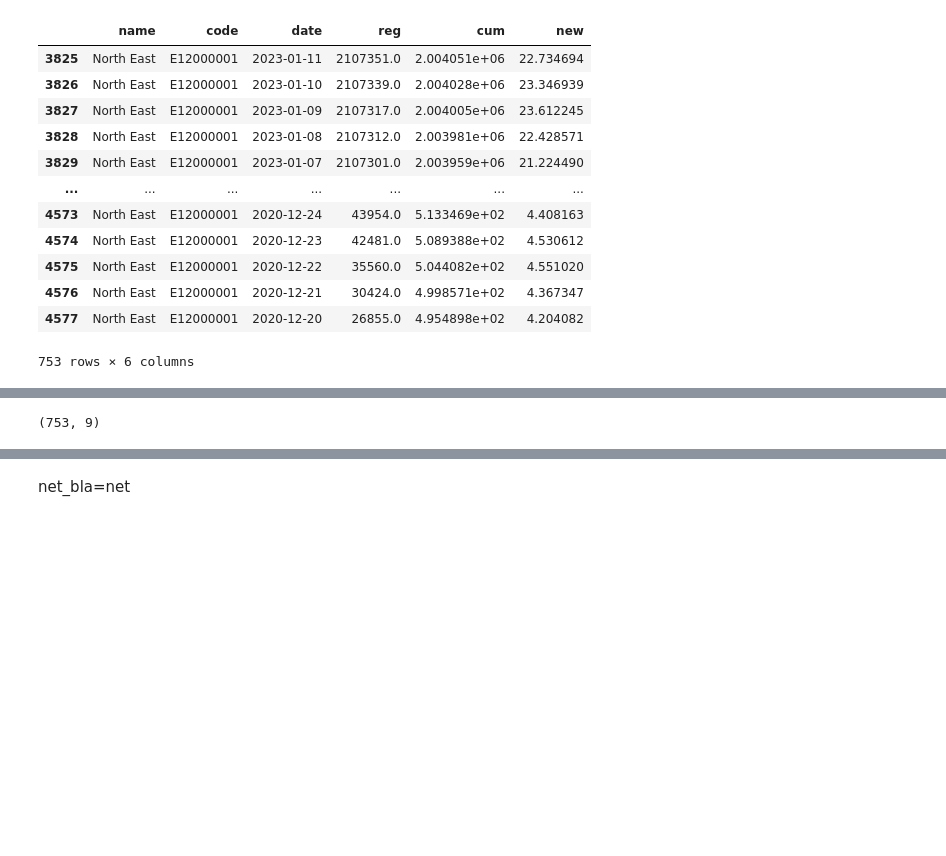
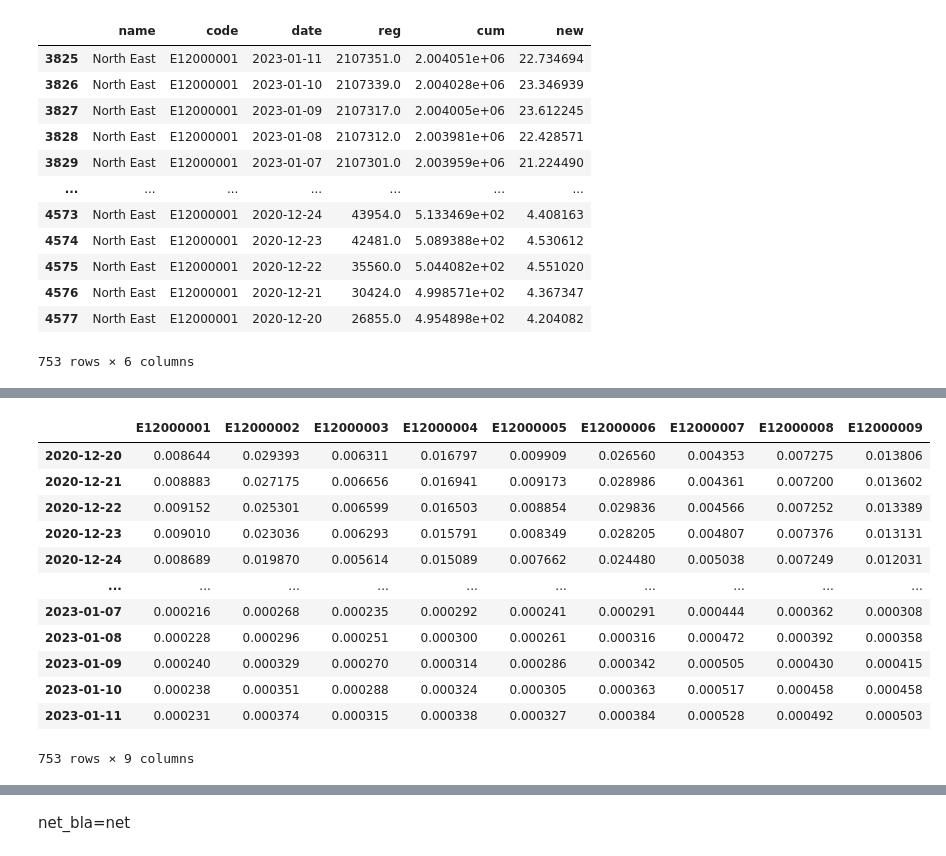
Before and after one commit to icarlous/NetworkForcast, a Jupyter notebook: demo.ipynb, the cells around one changed output, grey strips where cells are left out. Drawn from its saved outputs; the diff is of its cells as text; code cells hidden in the pictures; blank space fills up the shorter version.

```diff
--- a/demo.ipynb
+++ b/demo.ipynb
@@ -406,8 +371,8 @@ train_df = pd.DataFrame(index=years)
 train_new_df = pd.DataFrame(index=years)
 pred_df = pd.DataFrame(index=years)
 # %%
+gamma = np.zeros(len(regions_id))
 for i, id in enumerate(regions_id):
-    #print(data_region[id]["newPeopleVaccinatedFirstDoseByVaccinationDate"])
     new_df[id] = list(reversed(list(data_region[id]["new"])))
     cum_df[id] = list(reversed(list(data_region[id]["cum"])))
 
@@ -418,14 +383,14 @@ for i, id in enumerate(regions_id):
 
     train_new_df[id] = new_new_df[id] / log_df[id]
 
-print(len(train_df))
-
-for id in regions_id:
+'''for id in regions_id:
     ri = np.array(train_df[id])
     ri_new = np.array(train_new_df[id])
     plt.title(regions_name[id])
     plt.plot(range(len(ri)), ri)
     plt.plot(range(len(ri_new)), ri_new)
-    plt.show()
+    plt.show()'''
+
+print(len(train_df))
 # %% [output]
 753
@@ -441,7 +397,19 @@ for id in regions_id:
 # %%
-train_new_df.shape
+train_new_df
 # %% [output]
+|  | E12000001 | E12000002 | E12000003 | E12000004 | E12000005 | E12000006 | E12000007 | E12000008 | E12000009 |
+| 2020-12-20 | 0.008644 | 0.029393 | 0.006311 | 0.016797 | 0.009909 | 0.026560 | 0.004353 | 0.007275 | 0.013806 |
+| 2020-12-21 | 0.008883 | 0.027175 | 0.006656 | 0.016941 | 0.009173 | 0.028986 | 0.004361 | 0.007200 | 0.013602 |
+| 2020-12-22 | 0.009152 | 0.025301 | 0.006599 | 0.016503 | 0.008854 | 0.029836 | 0.004566 | 0.007252 | 0.013389 |
+| 2020-12-23 | 0.009010 | 0.023036 | 0.006293 | 0.015791 | 0.008349 | 0.028205 | 0.004807 | 0.007376 | 0.013131 |
+| 2020-12-24 | 0.008689 | 0.019870 | 0.005614 | 0.015089 | 0.007662 | 0.024480 | 0.005038 | 0.007249 | 0.012031 |
+| ... | ... | ... | ... | ... | ... | ... | ... | ... | ... |
+| 2023-01-07 | 0.000216 | 0.000268 | 0.000235 | 0.000292 | 0.000241 | 0.000291 | 0.000444 | 0.000362 | 0.000308 |
+| 2023-01-08 | 0.000228 | 0.000296 | 0.000251 | 0.000300 | 0.000261 | 0.000316 | 0.000472 | 0.000392 | 0.000358 |
+| 2023-01-09 | 0.000240 | 0.000329 | 0.000270 | 0.000314 | 0.000286 | 0.000342 | 0.000505 | 0.000430 | 0.000415 |
+| 2023-01-10 | 0.000238 | 0.000351 | 0.000288 | 0.000324 | 0.000305 | 0.000363 | 0.000517 | 0.000458 | 0.000458 |
+| 2023-01-11 | 0.000231 | 0.000374 | 0.000315 | 0.000338 | 0.000327 | 0.000384 | 0.000528 | 0.000492 | 0.000503 |
-(753, 9)
+753 rows × 9 columns
 # %%
 y = torch.from_numpy(np.array(train_new_df).reshape((-1, 9, 1)) * 100)
 x = torch.unsqueeze(torch.linspace(-0.1, 0.9, len(y)), dim=1)
```
Also changed, not shown: parts of 39 cells of this notebook.
